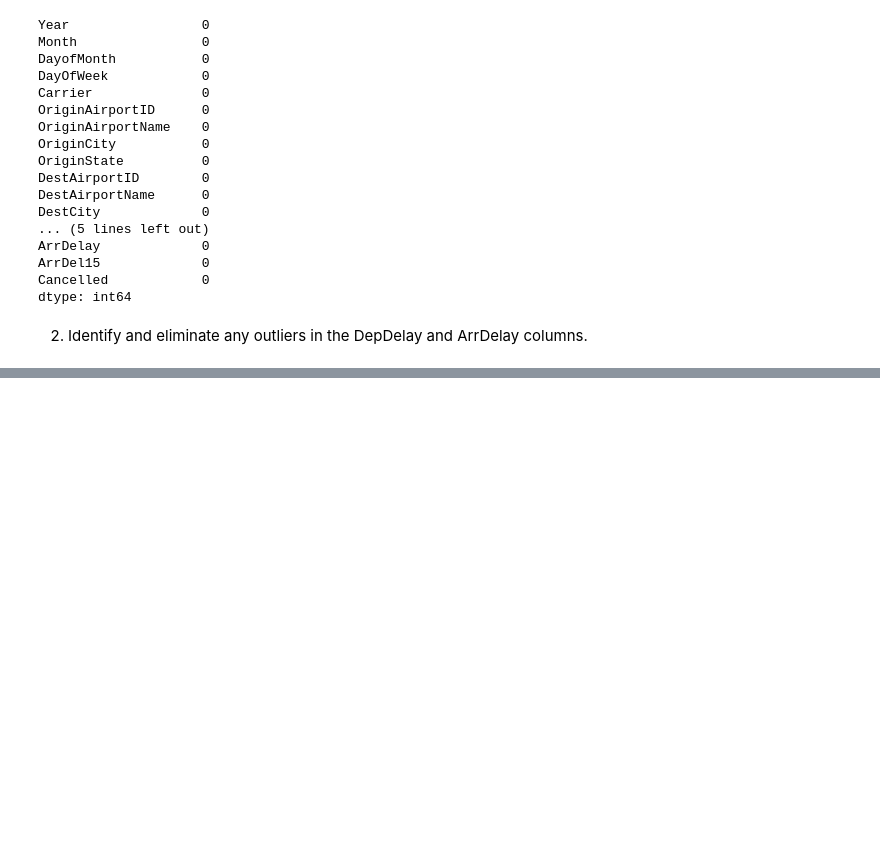
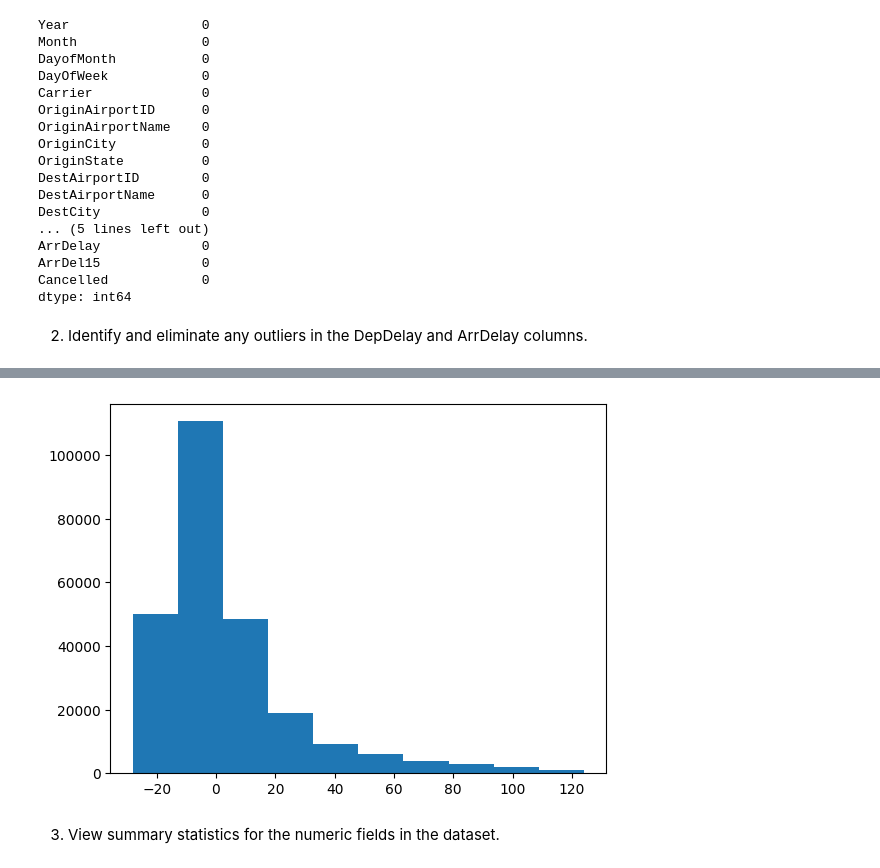
Before and after one commit to LuciaRavazzi/AzureML, a Jupyter notebook: AzureDataScientistAssociate/1_Create_Machine_Learning_Models/1_ExploreAndAnalyzeDataWithPython.ipynb, the cells around one changed output, grey strips where cells are left out. Saved outputs shown, nothing was run; the diff lists cells and outputs as text; code cells hidden in the pictures; blank space fills up the shorter version.

```diff
--- a/AzureDataScientistAssociate/1_Create_Machine_Learning_Models/1_ExploreAndAnalyzeDataWithPython.ipynb
+++ b/AzureDataScientistAssociate/1_Create_Machine_Learning_Models/1_ExploreAndAnalyzeDataWithPython.ipynb
@@ -755,0 +778,3 @@ plt.axvline(np.percentile(df[['DepDelay']], 99), ls = '--', color = 'grey')
+# %%
+df = df[(df['DepDelay'] < np.percentile(df.DepDelay, 98)) & (df['ArrDelay'] < np.percentile(df.ArrDelay, 98))]
+df = df[(df['DepDelay'] > np.percentile(df.DepDelay, 2)) & (df['ArrDelay'] > np.percentile(df.ArrDelay, 2))]
@@ -755,0 +789,6 @@ plt.axvline(np.percentile(df[['DepDelay']], 99), ls = '--', color = 'grey')
+# %%
+plt.hist(df[['ArrDelay']]);
+# %% [output]
+[figure, added]
+# %% [markdown]
+3. View summary statistics for the numeric fields in the dataset.
```
Also changed, not shown: parts of 31 cells of this notebook, 1 other file.
